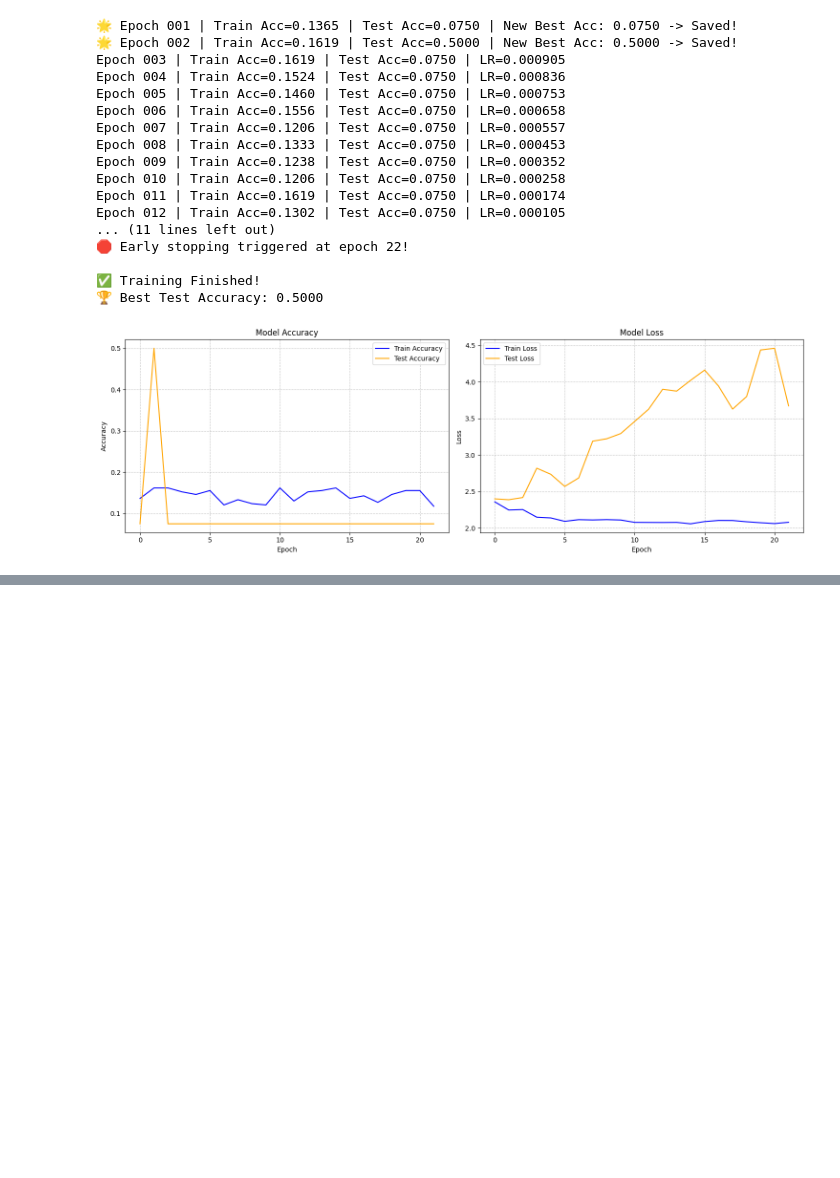
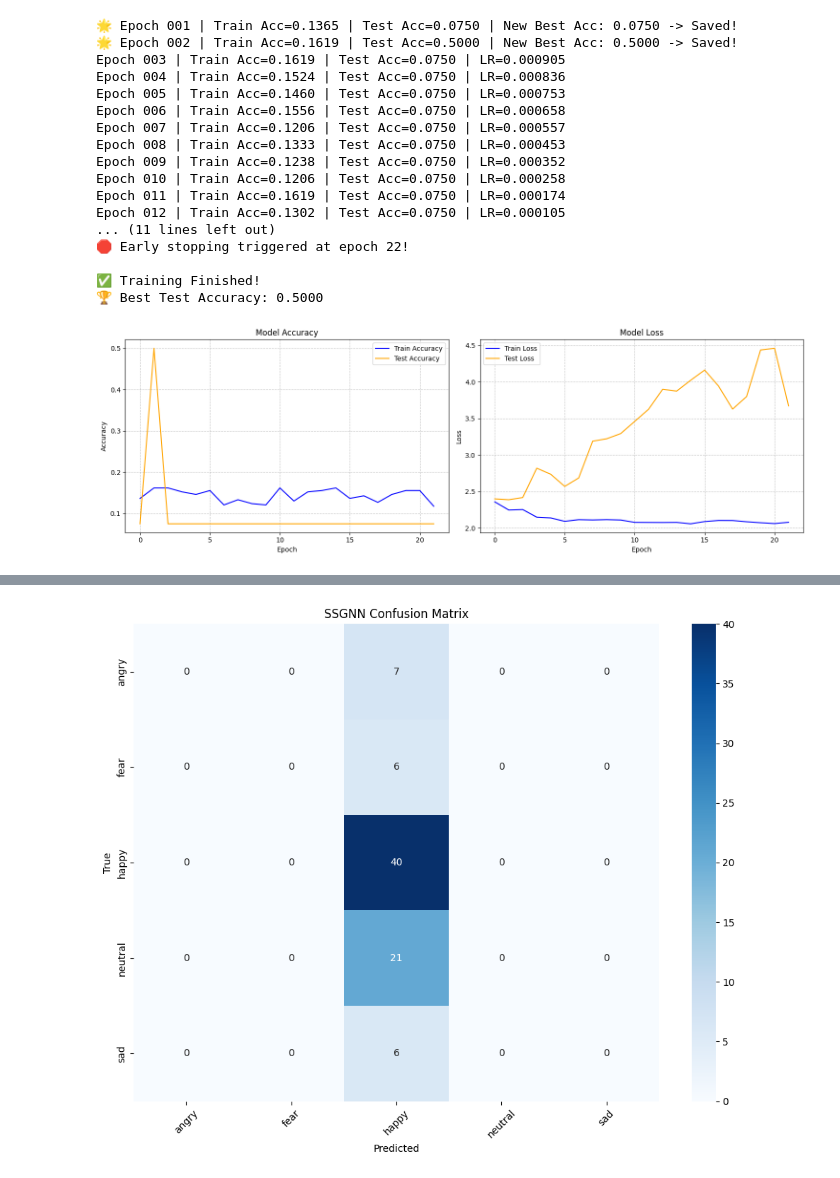
Before and after one commit to sadbinsiddique/Dl-net, a Jupyter notebook: notebook/ssgnn/pre-prossess.ipynb, the cells around one changed output, grey strips where cells are left out. Drawn from its saved outputs; the diff is of its cells as text; code cells hidden in the pictures; blank space fills up the shorter version.

Commit message:
ssgnn with 50 % accuracy

```diff
--- a/notebook/ssgnn/pre-prossess.ipynb
+++ b/notebook/ssgnn/pre-prossess.ipynb
@@ -862,54 +862,95 @@ plot_training_history(history)
 # %% [output]
 [figure]
 # %%
+import numpy as np
 import seaborn as sns
 import matplotlib.pyplot as plt
 from sklearn.metrics import classification_report, confusion_matrix
 
-def generate_thesis_metrics(model, test_loader, best_model_path="D:\\IDE Repo\\Dl-net\\notebook\\ssgnn\\lieai_best_ssgnn.pth"):
-    # 1. Load the absolute best weights
-    model.load_state_dict(torch.load(best_model_path))
+def generate_thesis_metrics(model,
+                            test_loader,
+                            encoder,
+                            device,
+                            best_model_path):
+
+    # -----------------------------
+    # Load Best Model
+    # -----------------------------
+    state_dict = torch.load(
+        best_model_path,
+        map_location=device,
+        weights_only=True
+    )
+
+    model.load_state_dict(state_dict)
+    model.to(device)
     model.eval()
 
     all_preds = []
     all_labels = []
 
-    print("🧠 Running final evaluation on Test Set...")
+    print("Running Evaluation...")
+
     with torch.no_grad():
+
         for data in test_loader:
+
             data = data.to(device)
-            out = model(data)
-            # Ensure output is flattened if your model returns shape (N, C)
-            preds = out.argmax(dim=1).cpu().numpy()
-            labels = data.y.cpu().numpy()
 
-            all_preds.extend(preds)
-            all_labels.extend(labels)
+            output = model(data)
 
-    # Convert to numpy arrays for easier filtering
+            preds = output.argmax(dim=1)
+
+            all_preds.extend(preds.cpu().numpy())
+            all_labels.extend(data.y.cpu().numpy())
+
+    all_preds = np.array(all_preds)
     all_labels = np.array(all_labels)
-    all_preds = np.array(all_preds)
 
-    # 2. Fix: Get only the unique classes present in the test evaluation
-    unique_present_classes = np.unique(np.concatenate([all_labels, all_preds]))
+    unique_present_classes = np.unique(
+        np.concatenate((all_labels, all_preds))
+    )
 
-    # Map indices to actual emotion names from your encoder
-    present_target_names = [encoder.classes_[i] for i in unique_present_classes]
+    present_target_names = encoder.inverse_transform(
+        unique_present_classes
+    )
 
-    print("\n--- Final Classification Report ---")
-    # Pass labels explicitly to ensure alignment
-    print(classification_report(all_labels, all_preds,
-                                labels=unique_present_classes,
-                                target_names=present_target_names))
+    print("\nClassification Report\n")
 
-    # 3. Plot the Confusion Matrix
-    cm = confusion_matrix(all_labels, all_preds, labels=unique_present_classes)
-    plt.figure(figsize=(10, 8))
-    sns.heatmap(cm, annot=True, fmt='d', cmap='Blues',
-                xticklabels=present_target_names, yticklabels=present_target_names)
-    plt.title('LieAI: Spatial-Temporal Confusion Matrix', fontsize=14)
-    plt.ylabel('True Micro-Expression', fontsize=12)
-    plt.xlabel('Predicted Micro-Expression', fontsize=12)
+    print(
+        classification_report(
+            all_labels,
+            all_preds,
+            labels=unique_present_classes,
+            target_names=present_target_names,
+            digits=4,
+            zero_division=0
+        )
+    )
+
+    cm = confusion_matrix(
+        all_labels,
+        all_preds,
+        labels=unique_present_classes
+    )
+
+    plt.figure(figsize=(10,8))
+
+    sns.heatmap(
+        cm,
+        annot=True,
+        fmt="d",
+        cmap="Blues",
+        xticklabels=present_target_names,
+        yticklabels=present_target_names
+    )
+
+    plt.title("SSGNN Confusion Matrix")
+    plt.xlabel("Predicted")
+    plt.ylabel("True")
     plt.xticks(rotation=45)
     plt.tight_layout()
     plt.show()
+
+generate_thesis_metrics(model, test_loader, encoder, device, "lieai_best_ssgnn.pth")
+# %% [output]
@@ -915,0 +972 @@ def generate_thesis_metrics(model, test_loader, best_model_path="D:\\IDE Repo\\D
+[figure, added]
```
Also changed, not shown: parts of 1 cell of this notebook.
